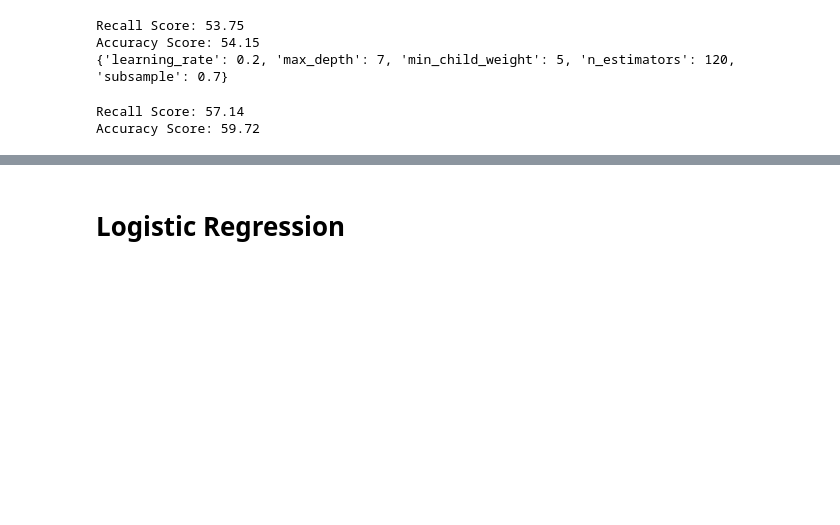
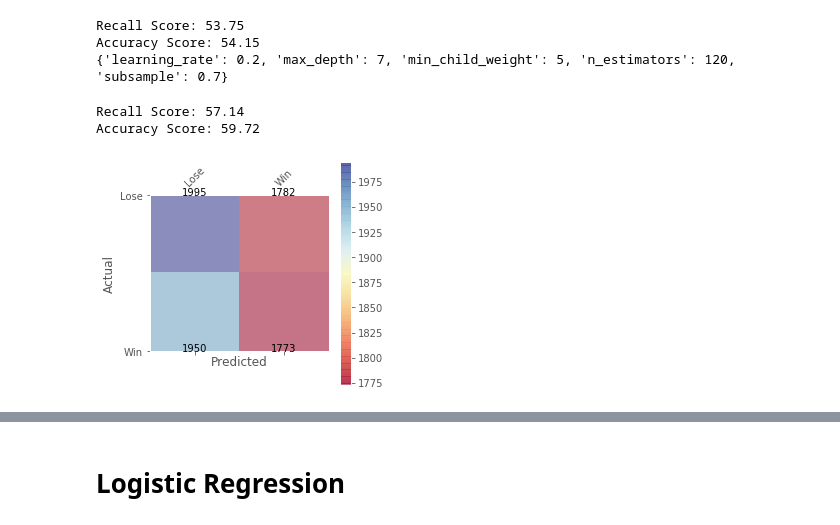
Before and after one commit to Gal-Gilor/In_Zeus_We_Trust, a Jupyter notebook: dota_classification_models.ipynb, the cells around one changed output, grey strips where cells are left out. Saved outputs shown, nothing was run; the diff lists cells and outputs as text; code cells hidden in the pictures; blank space fills up the shorter version.

```diff
--- a/dota_classification_models.ipynb
+++ b/dota_classification_models.ipynb
@@ -482,3 +475,7 @@ xgb_recall2, xgb_accuracy2 = print_metrics(y_test, xgb_pred2, print_score=True)
 # %% [output]
 Recall Score: 57.14
 Accuracy Score: 59.72
+# %%
+plot_confusion_matrix(y_test, xgb_pred2)
+# %% [output]
+[figure, added]
```
Also changed, not shown: parts of 18 cells of this notebook, 6 other files.
